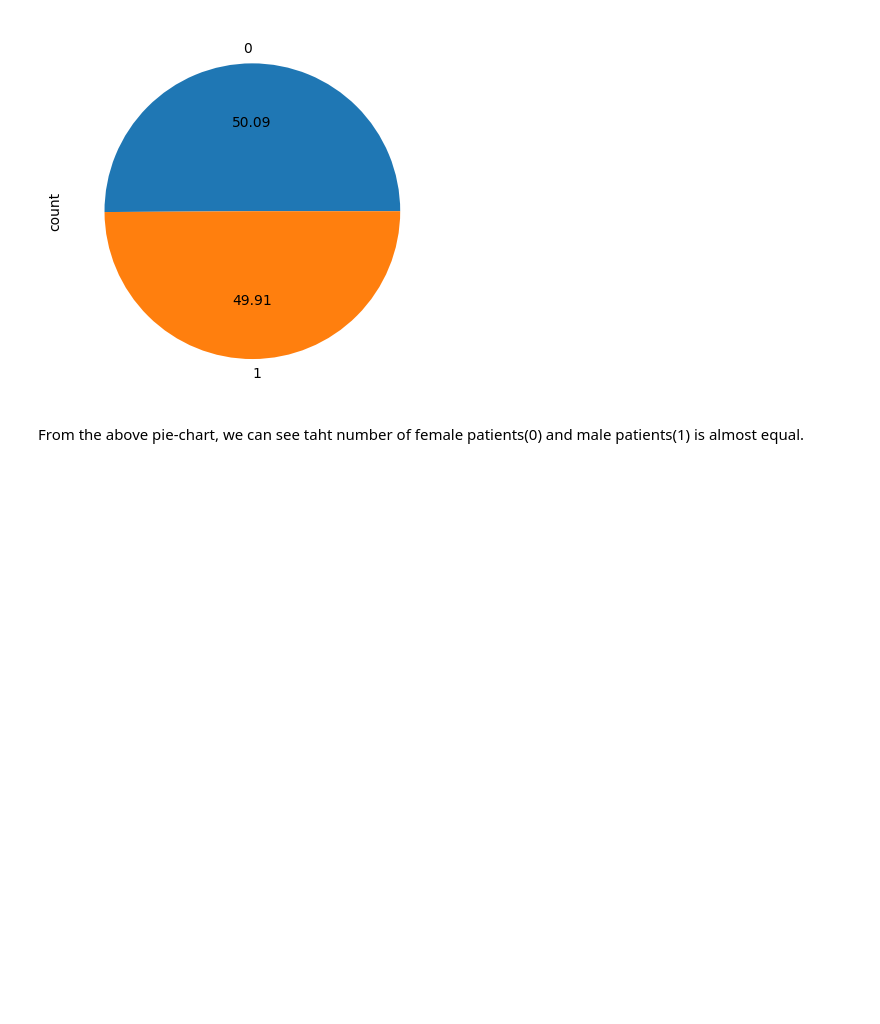
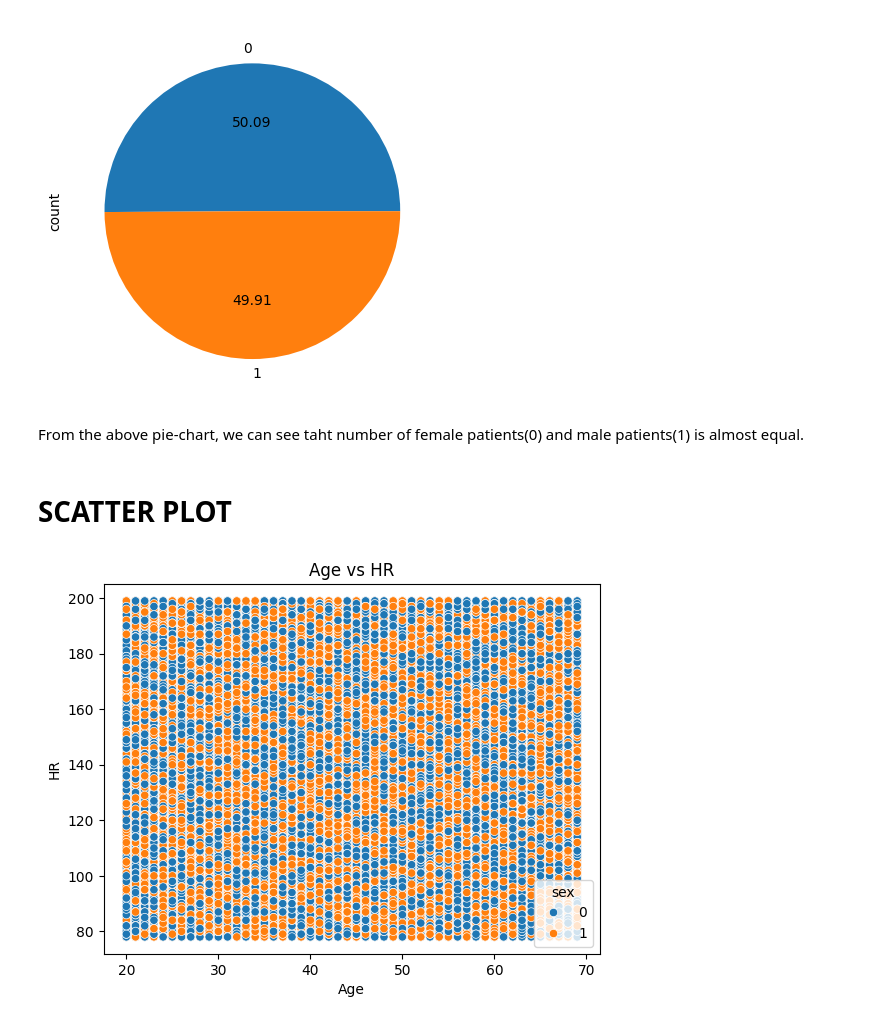
Before and after one commit to risabniranjan/Data-Science, a Jupyter notebook: data_visualization.ipynb, the cells around one changed output. Saved outputs shown, nothing was run; the diff lists cells and outputs as text; code cells hidden in the pictures; blank space fills up the shorter version.

```diff
--- a/data_visualization.ipynb
+++ b/data_visualization.ipynb
@@ -50,3 +50,19 @@ df['sex'].value_counts().plot(kind='pie',autopct='%0.2f')
 [figure]
 # %% [markdown]
 From the above pie-chart, we can see taht number of female patients(0) and male patients(1) is almost equal.
+# %% [markdown]
+# SCATTER PLOT
+# %%
+sns.scatterplot(
+    data=df,
+    x='age',
+    y='HR',
+    hue='sex'
+)
+
+plt.title('Age vs HR')
+plt.xlabel('Age')
+plt.ylabel('HR')
+plt.show()
+# %% [output]
+[figure, added]
```
Also changed, not shown: parts of 16 cells of this notebook.
